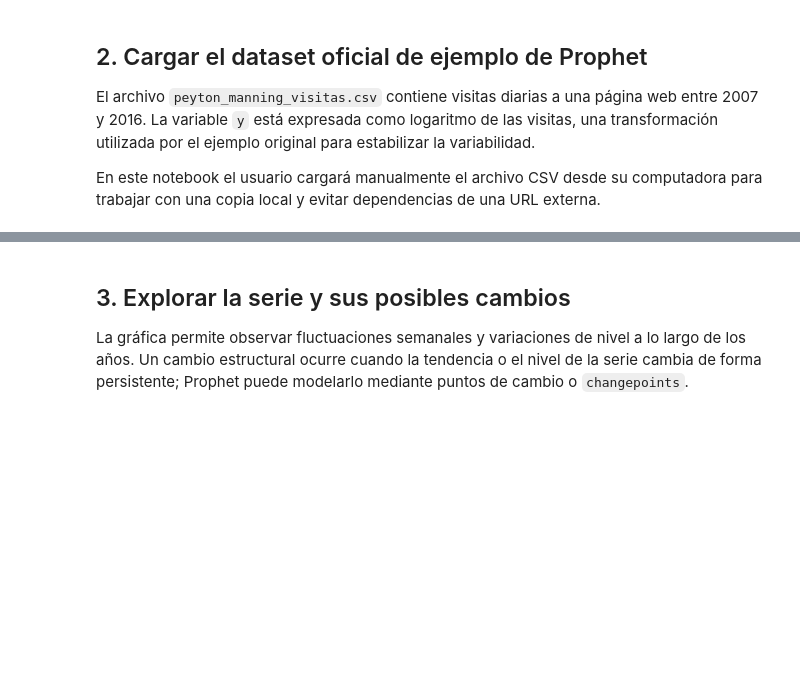
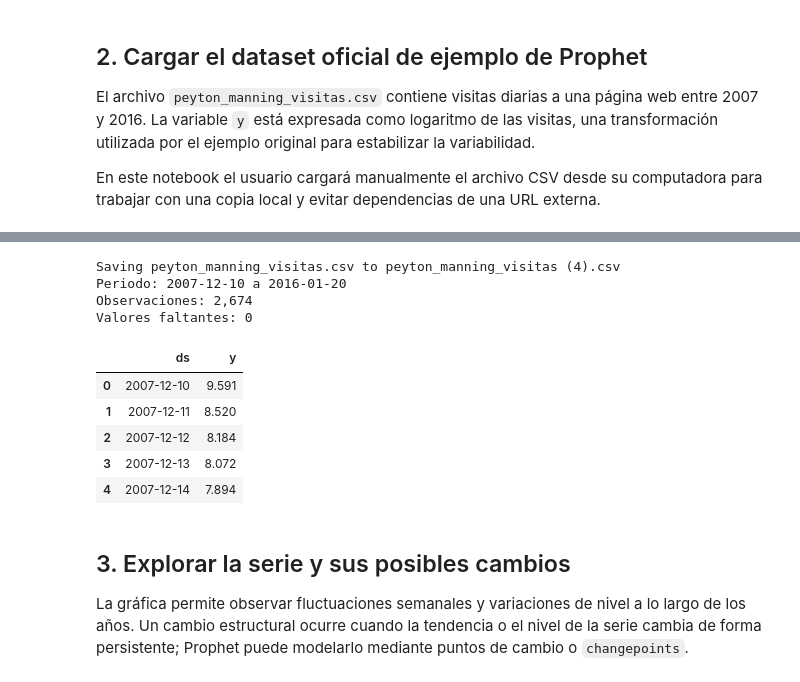
Before and after one commit to JuanBaldemarG/portafoliocolabJBGV, a Jupyter notebook: notebooks/series-tiempo/notebook_prophet_festivos_cambios_estructurales_colab.ipynb, the cells around one changed output, grey strips where cells are left out. Drawn from its saved outputs; the diff is of its cells as text; code cells hidden in the pictures; blank space fills up the shorter version.

```diff
--- a/notebooks/series-tiempo/notebook_prophet_festivos_cambios_estructurales_colab.ipynb
+++ b/notebooks/series-tiempo/notebook_prophet_festivos_cambios_estructurales_colab.ipynb
@@ -45,15 +45,27 @@ from google.colab import files
 
 archivos_subidos = files.upload()
 nombre_archivo = next(iter(archivos_subidos))
+# Leemos el archivo de forma estándar
 datos = pd.read_csv(nombre_archivo)
+
+# Limpiamos nombres de columnas
+datos.columns = datos.columns.str.strip()
 
 columnas_requeridas = {'ds', 'y'}
 if not columnas_requeridas.issubset(datos.columns):
     raise ValueError('El CSV debe contener las columnas ds y y.')
-datos['ds'] = pd.to_datetime(datos['ds'])
-datos = datos[['ds', 'y']].sort_values('ds').reset_index(drop=True)
+
+# Forzamos la conversión a numérico para evitar errores de formato en y
+datos['y'] = pd.to_numeric(datos['y'], errors='coerce')
+
+# Usamos errors='coerce' para que cualquier fecha no parseable se convierta en nula en lugar de romper el programa
+datos['ds'] = pd.to_datetime(datos['ds'], errors='coerce', format='mixed', dayfirst=True)
+
+# Descartamos valores nulos generados por errores de parseo
+datos = datos[['ds', 'y']].dropna().sort_values('ds').reset_index(drop=True)
 
 print(f'Periodo: {datos.ds.min():%Y-%m-%d} a {datos.ds.max():%Y-%m-%d}')
 print(f'Observaciones: {len(datos):,}')
 print(f'Valores faltantes: {datos.isna().sum().sum()}')
 datos.head()
+# %% [output]
@@ -60,3 +73,13 @@ datos.head()
+Saving peyton_manning_visitas.csv to peyton_manning_visitas (4).csv
+Periodo: 2007-12-10 a 2016-01-20
+Observaciones: 2,674
+Valores faltantes: 0
+|  | ds | y |
+| 0 | 2007-12-10 | 9.591 |
+| 1 | 2007-12-11 | 8.520 |
+| 2 | 2007-12-12 | 8.184 |
+| 3 | 2007-12-13 | 8.072 |
+| 4 | 2007-12-14 | 7.894 |
 # %% [markdown]
 ## 3. Explorar la serie y sus posibles cambios
 
```
Also changed, not shown: parts of 10 cells of this notebook.
